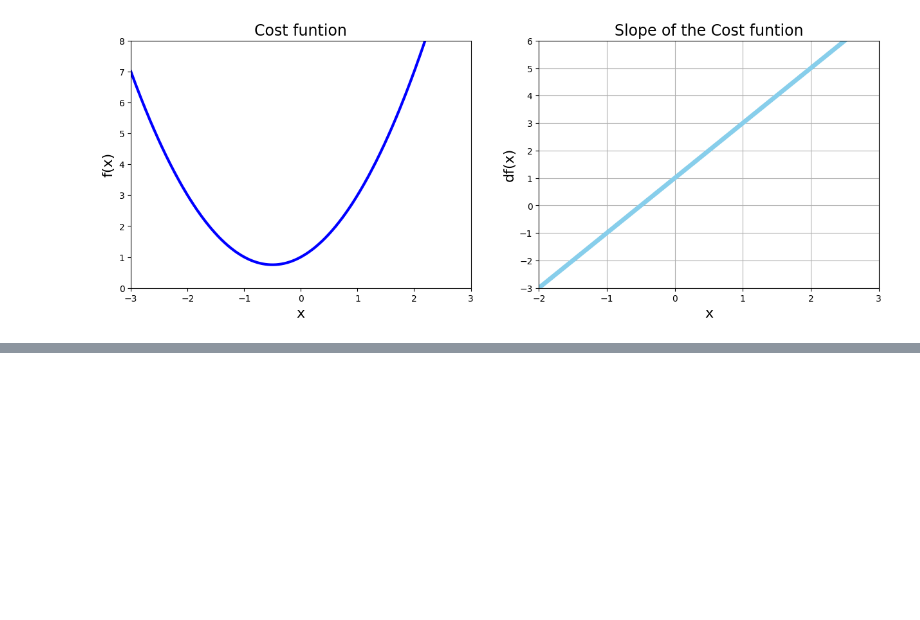
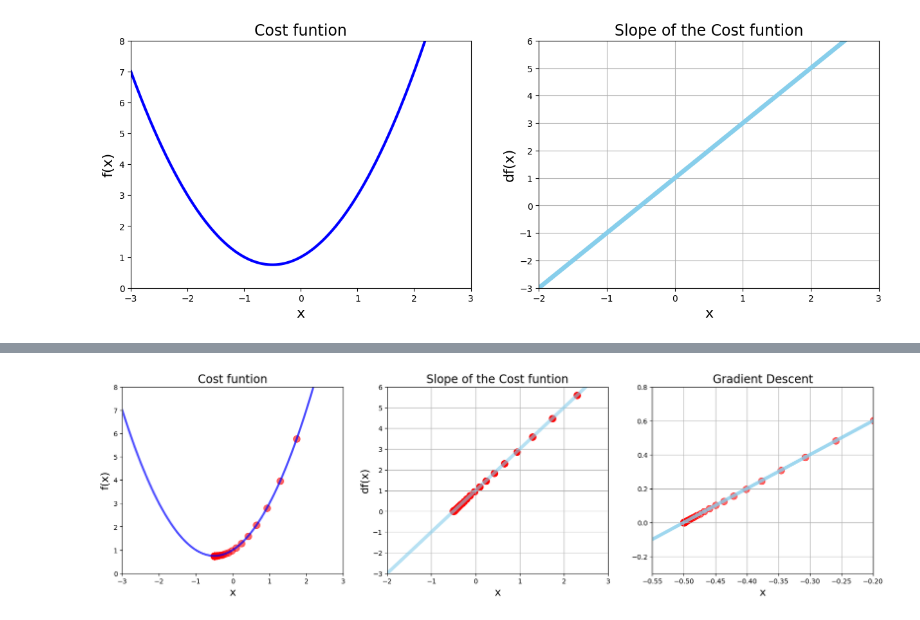
Before and after one commit to JonniiRingo/Data-Science-Ml, a Jupyter notebook: 03 Gradient Descent.ipynb, the cells around one changed output, grey strips where cells are left out. Drawn from its saved outputs; the diff is of its cells as text; code cells hidden in the pictures; blank space fills up the shorter version.

Commit message:
Ranged based for loops stepping into gradient descent

```diff
--- a/03 Gradient Descent.ipynb
+++ b/03 Gradient Descent.ipynb
@@ -63,0 +126,50 @@ plt.show()
+# %%
+# Superimpose the GRadient descent calculations PLot functino and derivative side by side
+
+plt.figure(figsize=[20, 5])
+# 1 chart: cost function
+plt.subplot(1, 3, 1)
+
+plt.xlim([-3,3])
+plt.ylim(0, 8)
+
+plt.title('Cost funtion', fontsize=17)
+plt.xlabel('x', fontsize=16)
+plt.ylabel('f(x)', fontsize=16)
+
+plt.plot(x_1, f(x_1), color='blue', linewidth=3, alpha=0.7)
+
+values = np.array(x_list)
+plt.scatter(x_list, f(values), color='red', s=100, alpha= 0.6)
+
+# 2 chart: Derivative
+plt.subplot(1, 3, 2)
+plt.title('Slope of the Cost funtion', fontsize=17)
+plt.xlabel('x', fontsize=16)
+plt.ylabel('df(x)', fontsize=16)
+plt.grid()
+plt.xlim([-2,3])
+plt.ylim(-3, 6)
+
+plt.plot(x_1, df(x_1), color='skyblue', linewidth=5, alpha = 0.6)
+plt.scatter(x_list, slope_list, color='red', s=100)
+
+# 3 chart: Derivative (close up)
+plt.subplot(1, 3, 3)
+plt.title('Gradient Descent', fontsize=17)
+plt.xlabel('x', fontsize=16)
+plt.grid()
+plt.xlim([-0.55,-0.2])
+plt.ylim(-0.3, 0.8)
+
+plt.plot(x_1, df(x_1), color='skyblue', linewidth=5, alpha = 0.8)
+plt.scatter(x_list, slope_list, color='red', s=100, alpha=.6)
+
+
+
+
+
+
+plt.show()
+# %% [output]
+[figure, added]
```
Also changed, not shown: parts of 4 cells of this notebook.
